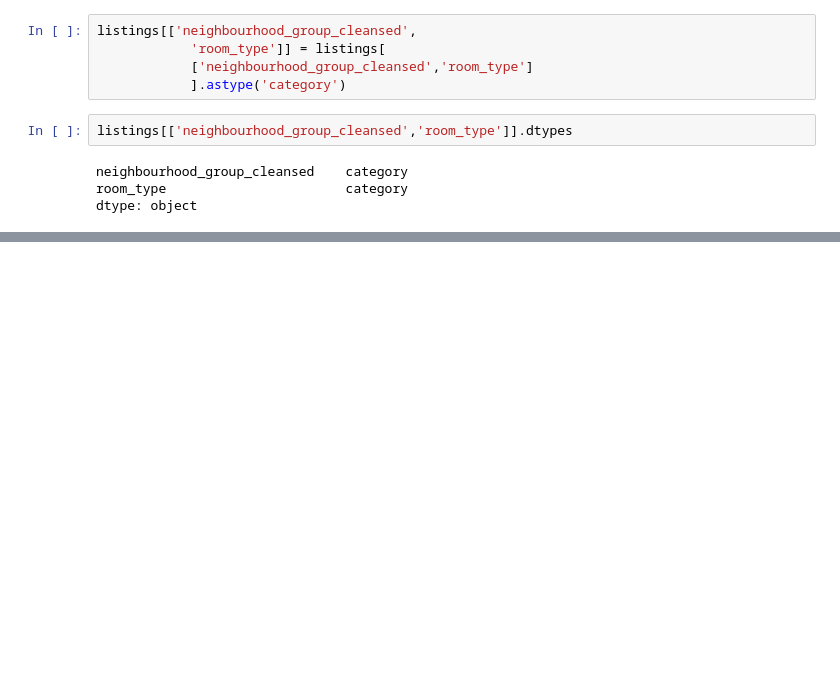
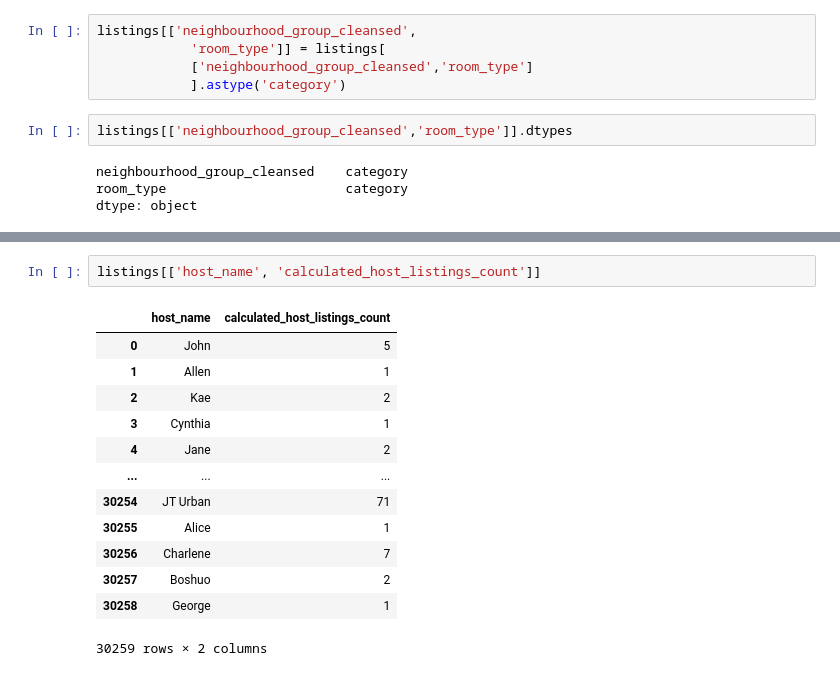
Before and after one commit to bluesparrow-bit/DataPlaygrounds, a Jupyter notebook: Data_Wrangling/airbnb-new-york-city.ipynb, the cells around one changed output, grey strips where cells are left out. Drawn from its saved outputs; the diff is of its cells as text; blank space fills up the shorter version.

```diff
--- a/Data_Wrangling/airbnb-new-york-city.ipynb
+++ b/Data_Wrangling/airbnb-new-york-city.ipynb
@@ -273,0 +411,16 @@ Add a column price_per_accommodate = price / accommodates, using your cleaned nu
+# %%
+listings[['host_name', 'calculated_host_listings_count']]
+# %% [output]
+|  | host_name | calculated_host_listings_count |
+| 0 | John | 5 |
+| 1 | Allen | 1 |
+| 2 | Kae | 2 |
+| 3 | Cynthia | 1 |
+| 4 | Jane | 2 |
+| ... | ... | ... |
+| 30254 | JT Urban | 71 |
+| 30255 | Alice | 1 |
+| 30256 | Charlene | 7 |
+| 30257 | Boshuo | 2 |
+| 30258 | George | 1 |
+30259 rows × 2 columns
```
Also changed, not shown: parts of 34 cells of this notebook, 1 other file.
